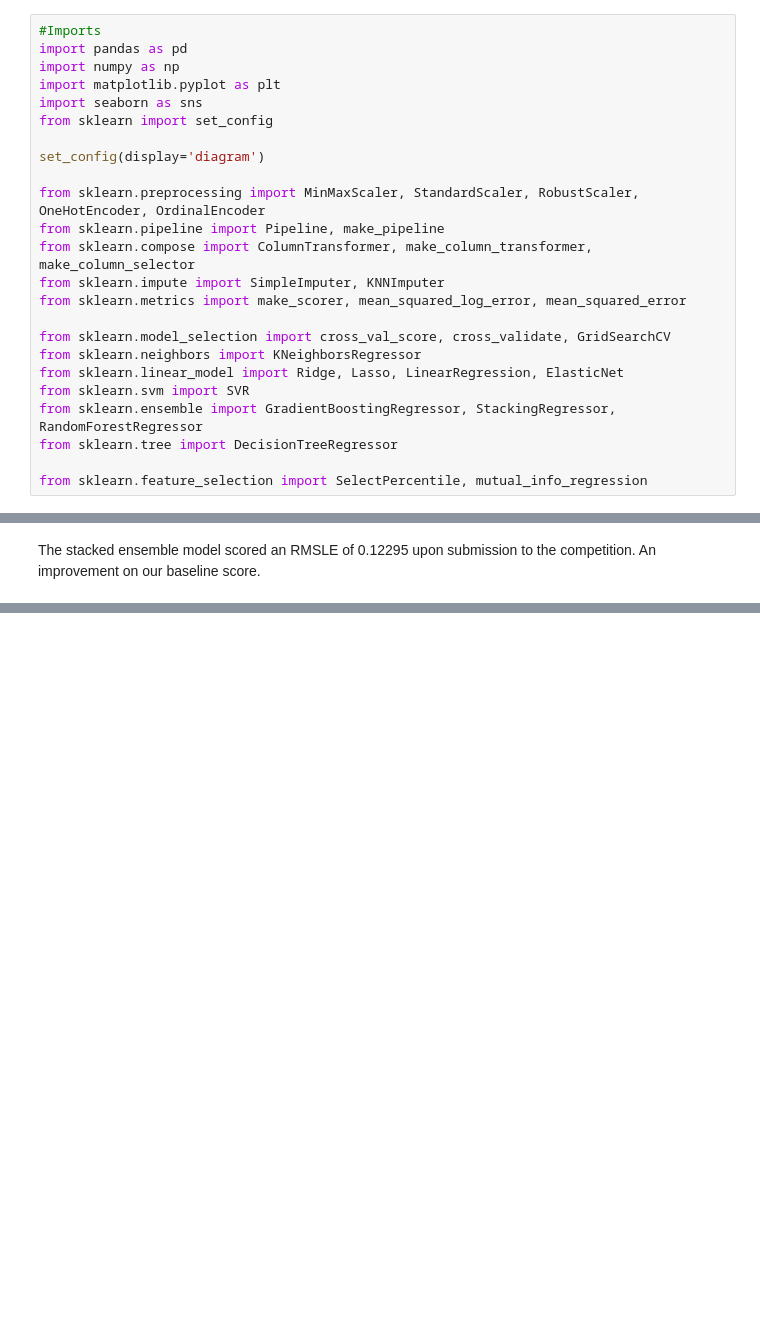
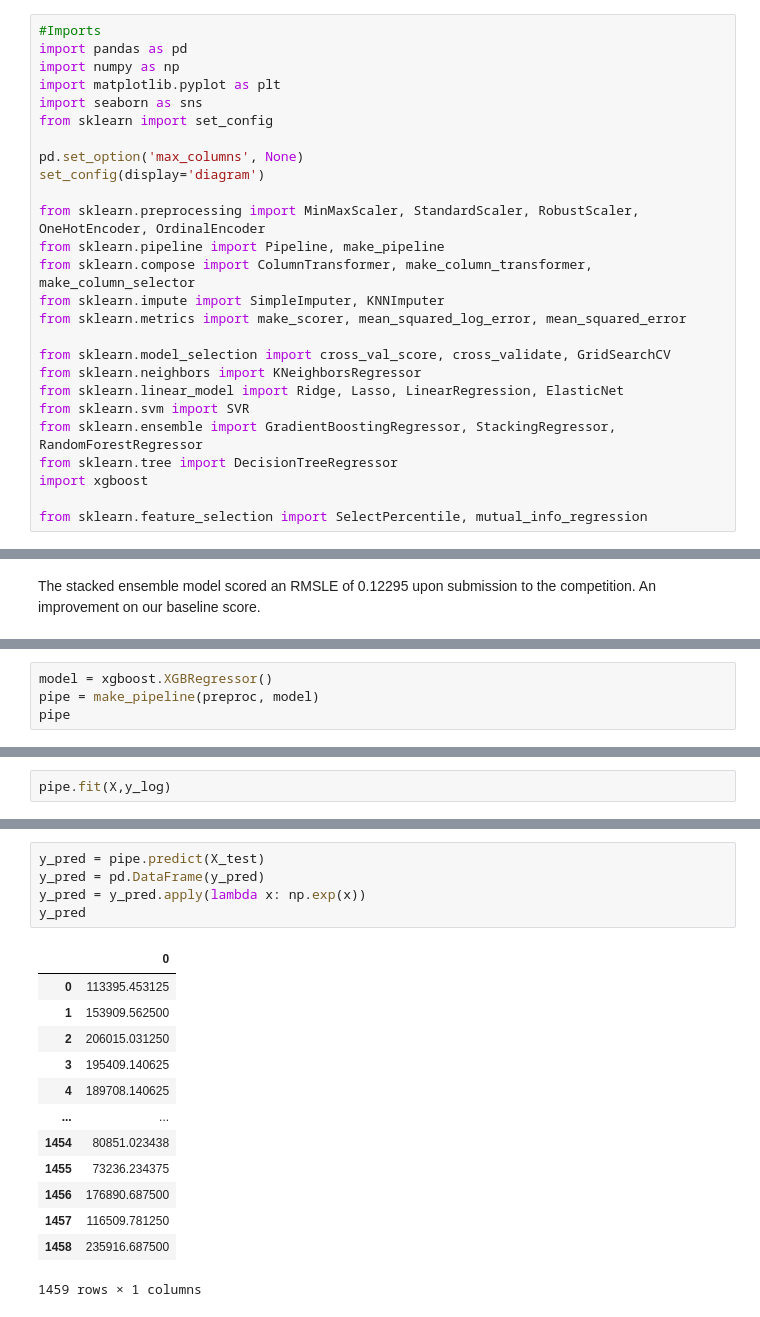
Before and after one commit to oscarschraenkler/House-prices-kaggle-competition, a Jupyter notebook: houses_kaggle_competition.ipynb, the cells around one changed output, grey strips where cells are left out. Cells and saved outputs as stored; diff of their text form; blank space fills up the shorter version.

```diff
--- a/houses_kaggle_competition.ipynb
+++ b/houses_kaggle_competition.ipynb
@@ -6,6 +6,7 @@ import matplotlib.pyplot as plt
 import seaborn as sns
 from sklearn import set_config
 
+pd.set_option('max_columns', None)
 set_config(display='diagram')
 
 from sklearn.preprocessing import MinMaxScaler, StandardScaler, RobustScaler, OneHotEncoder, OrdinalEncoder
@@ -20,6 +21,7 @@ from sklearn.linear_model import Ridge, Lasso, LinearRegression, ElasticNet
 from sklearn.svm import SVR
 from sklearn.ensemble import GradientBoostingRegressor, StackingRegressor, RandomForestRegressor
 from sklearn.tree import DecisionTreeRegressor
+import xgboost
 
 from sklearn.feature_selection import SelectPercentile, mutual_info_regression
 # %% [markdown]
@@ -797,0 +832,4 @@ The stacked ensemble model scored an RMSLE of 0.12295 upon submission to the com
+# %%
+model = xgboost.XGBRegressor()
+pipe = make_pipeline(preproc, model)
+pipe
@@ -797,0 +862,2 @@ The stacked ensemble model scored an RMSLE of 0.12295 upon submission to the com
+# %%
+pipe.fit(X,y_log)
@@ -797,0 +885,19 @@ The stacked ensemble model scored an RMSLE of 0.12295 upon submission to the com
+# %%
+y_pred = pipe.predict(X_test)
+y_pred = pd.DataFrame(y_pred)
+y_pred = y_pred.apply(lambda x: np.exp(x))
+y_pred
+# %% [output]
+|  | 0 |
+| 0 | 113395.453125 |
+| 1 | 153909.562500 |
+| 2 | 206015.031250 |
+| 3 | 195409.140625 |
+| 4 | 189708.140625 |
+| ... | ... |
+| 1454 | 80851.023438 |
+| 1455 | 73236.234375 |
+| 1456 | 176890.687500 |
+| 1457 | 116509.781250 |
+| 1458 | 235916.687500 |
+1459 rows × 1 columns
```
Also changed, not shown: parts of 14 cells of this notebook.
